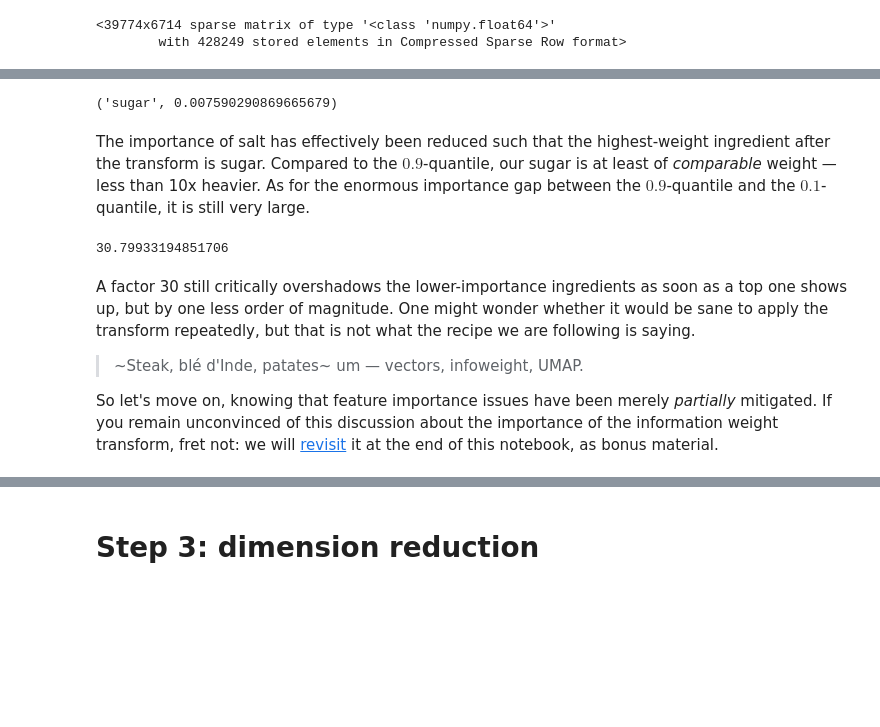
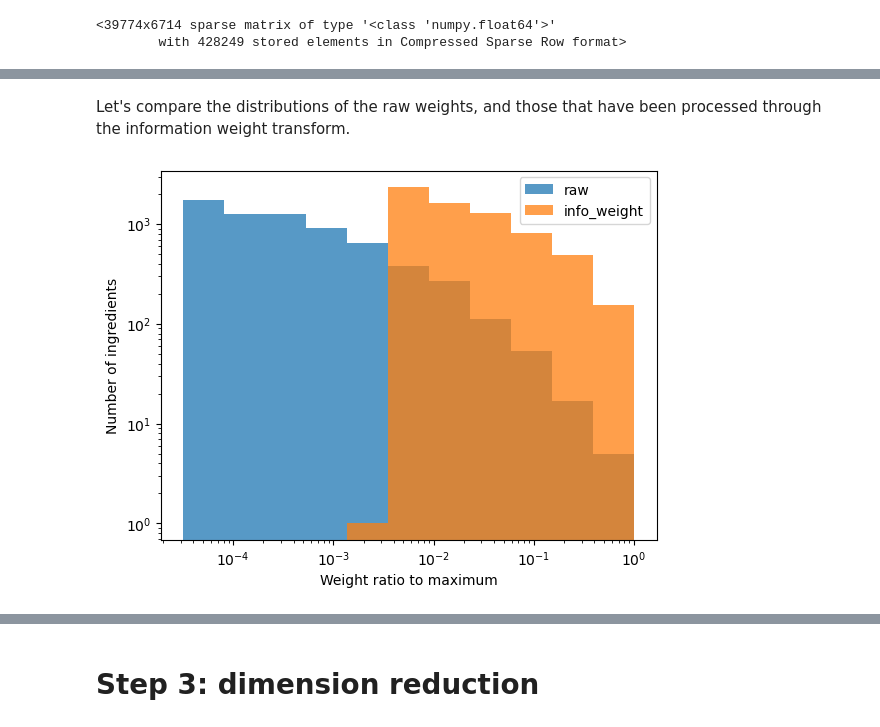
Before and after one commit to TutteInstitute/tutorials, a Jupyter notebook: tutorial-recipes-bag-of-words.ipynb, the cells around one changed output, grey strips where cells are left out. Drawn from its saved outputs; the diff is of its cells as text; code cells hidden in the pictures; blank space fills up the shorter version.

```diff
--- a/tutorial-recipes-bag-of-words.ipynb
+++ b/tutorial-recipes-bag-of-words.ipynb
@@ -454,24 +440,7 @@ On the one hand, the most frequent ingredient has been downweighted by one order
-# %%
-index_increasing_iwt = np.argsort(marginal_iwt)
-vz_ngram.column_index_dictionary_[index_increasing_iwt[-1]], marginal_iwt[index_increasing_iwt[-1]]
-# %% [output]
-('sugar', 0.007590290869665679)
-# %% [markdown]
-The importance of salt has effectively been reduced such that the highest-weight ingredient after the transform is sugar.
-Compared to the $0.9$-quantile, our sugar is at least of _comparable_ weight &mdash; less than 10x heavier.
-As for the enormous importance gap between the $0.9$-quantile and the $0.1$-quantile, it is still very large.
-# %%
-np.quantile(marginal_iwt, .9) / np.quantile(marginal_iwt, .1)
-# %% [output]
-30.79933194851706
-# %% [markdown]
-A factor 30 still critically overshadows the lower-importance ingredients as soon as a top one shows up, but by one less order of magnitude.
-One might wonder whether it would be sane to apply the transform repeatedly, but that is not what the recipe we are following is saying.
-
-> ~Steak, blé d'Inde, patates~ um &mdash; vectors, infoweight, UMAP.
-
-So let's move on, knowing that feature importance issues have been merely <a id="partially-mitigated"></a>_partially_ mitigated.
-If you remain unconvinced of this discussion about the importance of the information weight transform,
-fret not:
-we will [revisit](#infoweight-why) it at the end of this notebook,
-as bonus material.
+# %% [markdown]
+Let's compare the distributions of the raw weights,
+and those that have been processed through the information weight transform.
+# %%
+plot_distributions(raw=marginal, info_weight=marginal_iwt)
+# %% [output]
+[figure, added]
```
Also changed, not shown: parts of 21 cells of this notebook.
